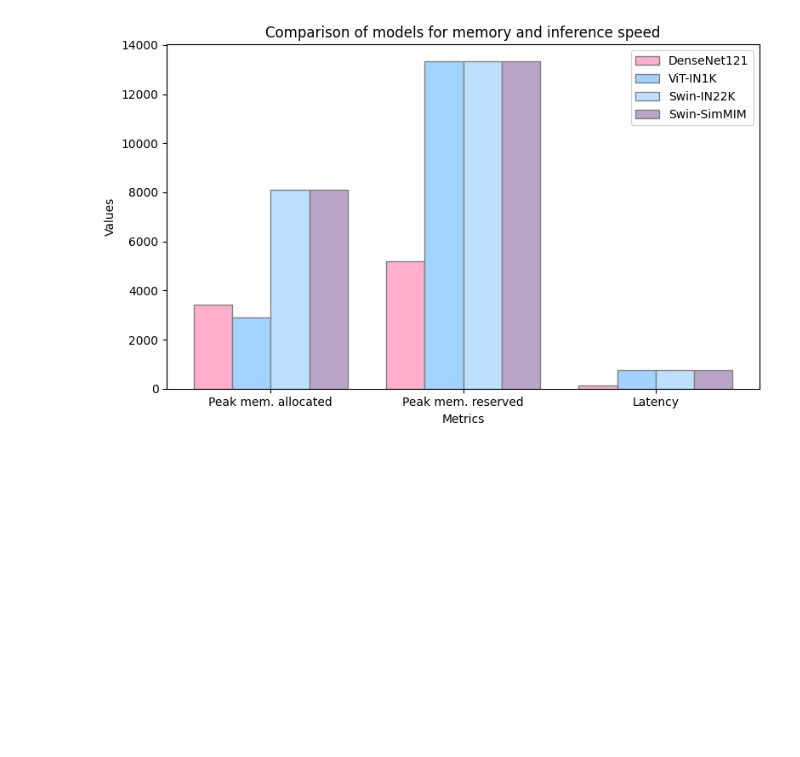
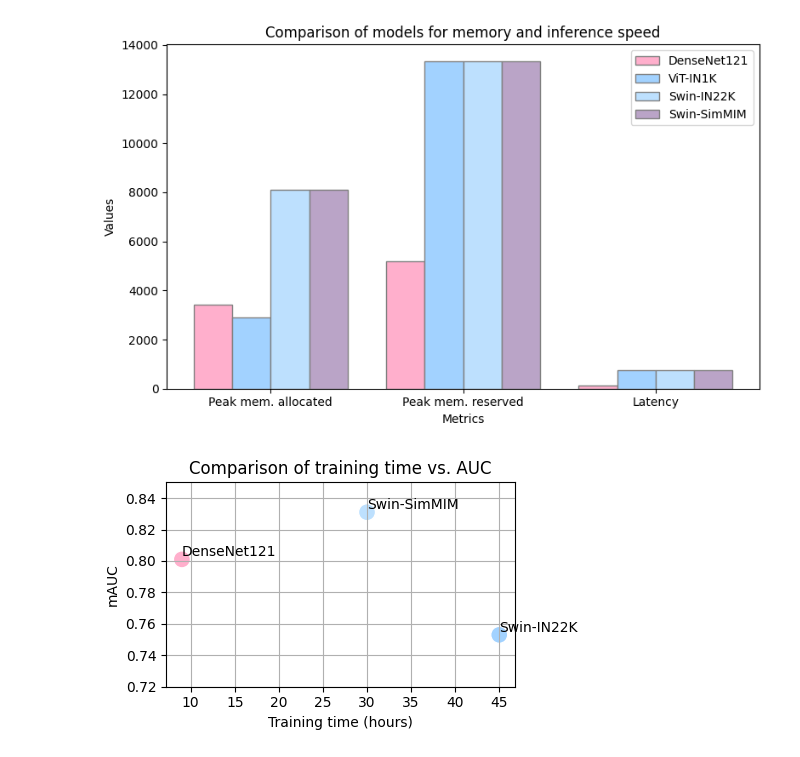
Before and after one commit to taheeraahmed/master-thesis, a Jupyter notebook: 01-multi-label/notebook/evaluation/evaluation-results.ipynb, the cells around one changed output. Drawn from its saved outputs; the diff is of its cells as text; code cells hidden in the pictures; blank space fills up the shorter version.

```diff
--- a/01-multi-label/notebook/evaluation/evaluation-results.ipynb
+++ b/01-multi-label/notebook/evaluation/evaluation-results.ipynb
@@ -131,3 +130,28 @@ plt.tight_layout()
 plt.savefig("speed-memory-comparison.png")
 # %% [output]
 [figure]
+# %%
+# Data for the models regarding training time and accuracy
+training_times = [9, 45, 30]  # in hours
+accuracies = [0.801, 0.753, 0.831]  # mAUC values
+models = ['DenseNet121', 'Swin-IN22K', 'Swin-SimMIM']
+
+# Creating the plot
+plt.figure(figsize=(5, 3))
+scatter = sns.scatterplot(x=training_times, y=accuracies, hue=models, palette=colors, s=150)
+plt.title('Comparison of training time vs. AUC')
+plt.xlabel('Training time (hours)')
+plt.ylim(0.72, 0.85)
+plt.ylabel('mAUC')
+plt.grid(True)
+# Removing the legend
+scatter.legend_.remove()
+
+# Annotating the points
+for i, model in enumerate(models):
+    plt.annotate(model, (training_times[i], accuracies[i] + 0.002))
+
+plt.tight_layout()
+plt.savefig("compare-auc-training-time.png")
+# %% [output]
+[figure, added]
```
Also changed, not shown: parts of 5 cells of this notebook, 2 other files.
